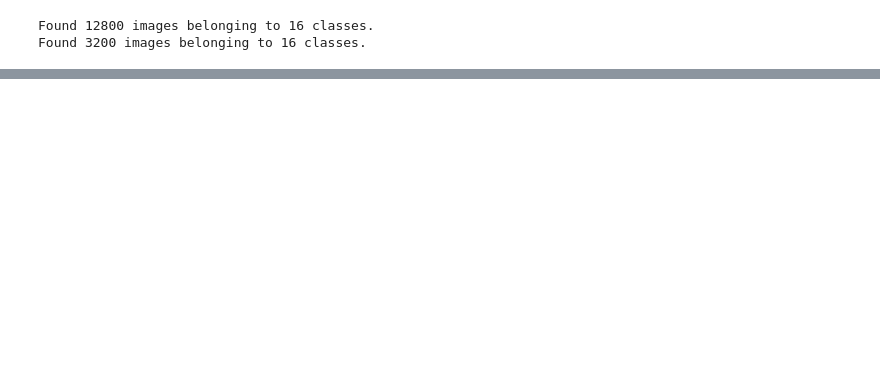
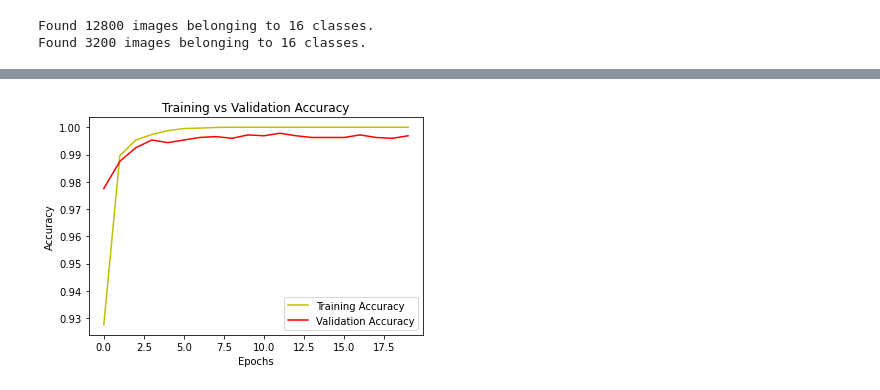
Before and after one commit to deepamarti/streamlitdeploy, a Jupyter notebook: Xception.ipynb, the cells around one changed output, grey strips where cells are left out. Saved outputs shown, nothing was run; the diff lists cells and outputs as text; code cells hidden in the pictures; blank space fills up the shorter version.

```diff
--- a/Xception.ipynb
+++ b/Xception.ipynb
@@ -76,0 +104,10 @@ Epoch 5/5
+# %%
+plt.plot(history_1.epoch, history_1.history["accuracy"], "y", label="Training Accuracy")
+plt.plot(history_1.epoch, history_1.history["val_accuracy"], "r", label="Validation Accuracy")
+plt.title("Training vs Validation Accuracy")
+plt.xlabel("Epochs")
+plt.ylabel("Accuracy")
+plt.legend(loc="lower right")
+plt.show()
+# %% [output]
+[figure, added]
```
Also changed, not shown: parts of 8 cells of this notebook.
